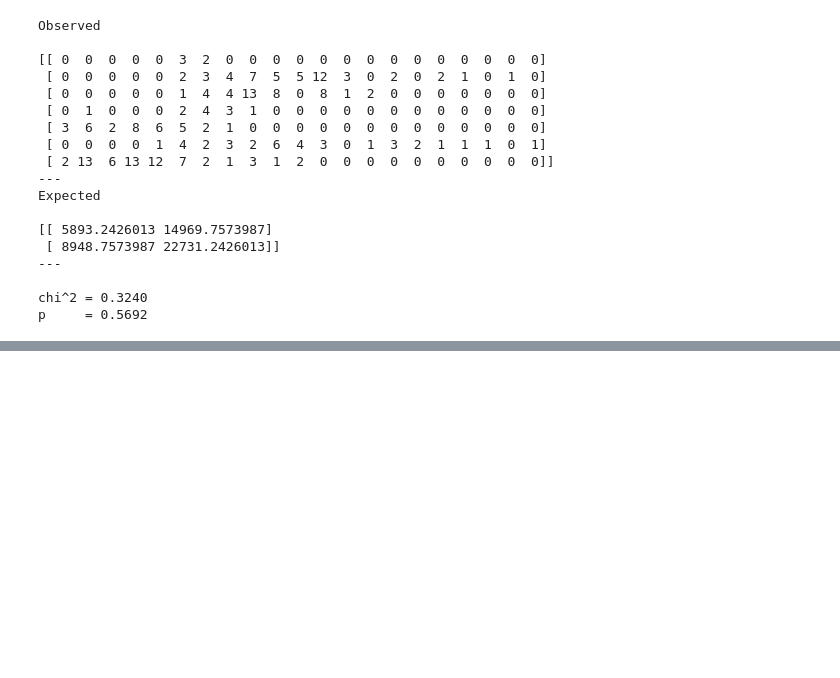
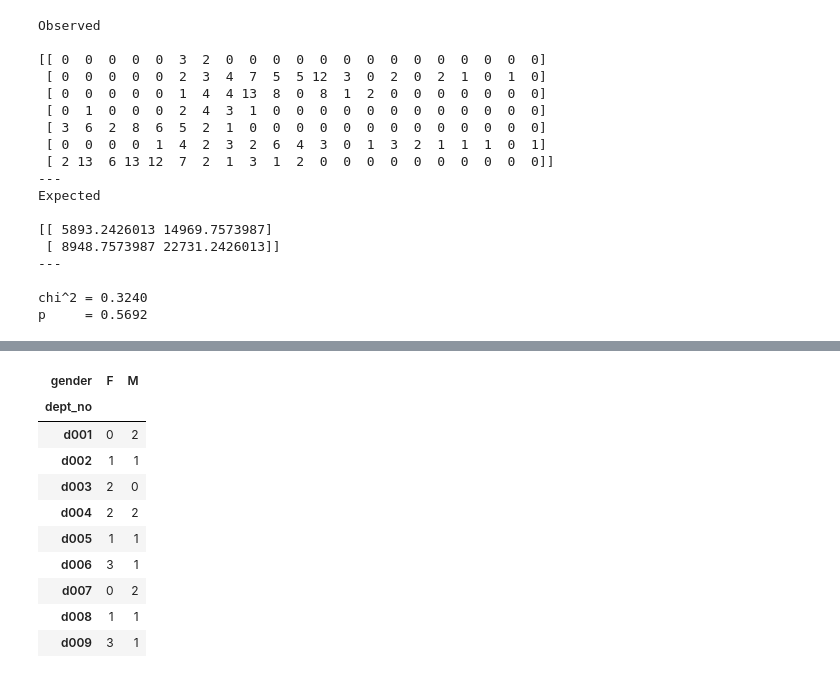
Before and after one commit to albertopuentes/statistics-exercises, a Jupyter notebook: hypothesis_testing.ipynb, the cells around one changed output, grey strips where cells are left out. Drawn from its saved outputs; the diff is of its cells as text; code cells hidden in the pictures; blank space fills up the shorter version.

```diff
--- a/hypothesis_testing.ipynb
+++ b/hypothesis_testing.ipynb
@@ -557,0 +583,15 @@ p     = 0.5692
+# %%
+observed_emp_man = pd.crosstab(emp_man.dept_no, emp_man.gender)
+observed_emp_man
+# %% [output]
+| gender | F | M |
+| dept_no |  |  |
+| d001 | 0 | 2 |
+| d002 | 1 | 1 |
+| d003 | 2 | 0 |
+| d004 | 2 | 2 |
+| d005 | 1 | 1 |
+| d006 | 3 | 1 |
+| d007 | 0 | 2 |
+| d008 | 1 | 1 |
+| d009 | 3 | 1 |
```
Also changed, not shown: parts of 4 cells of this notebook.
